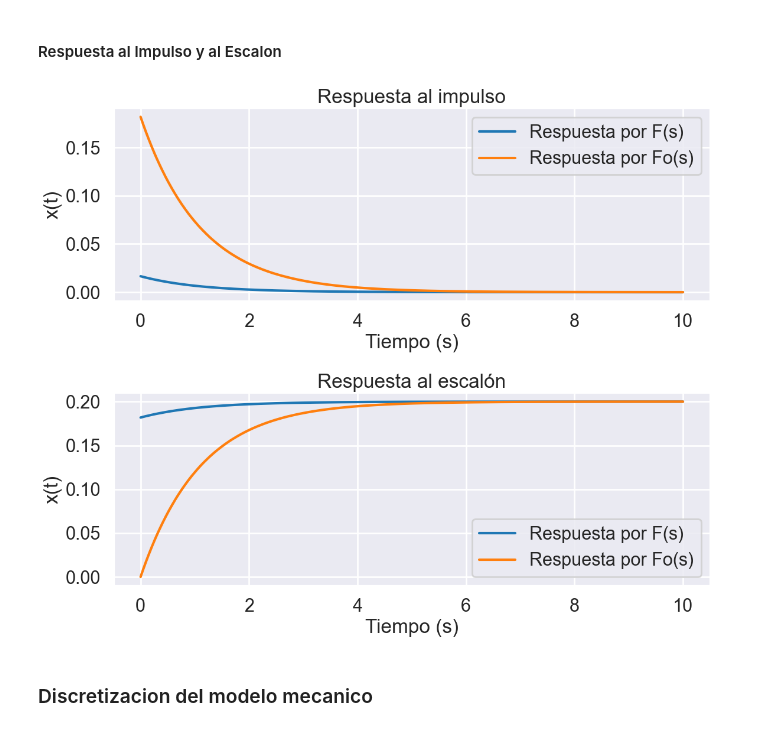
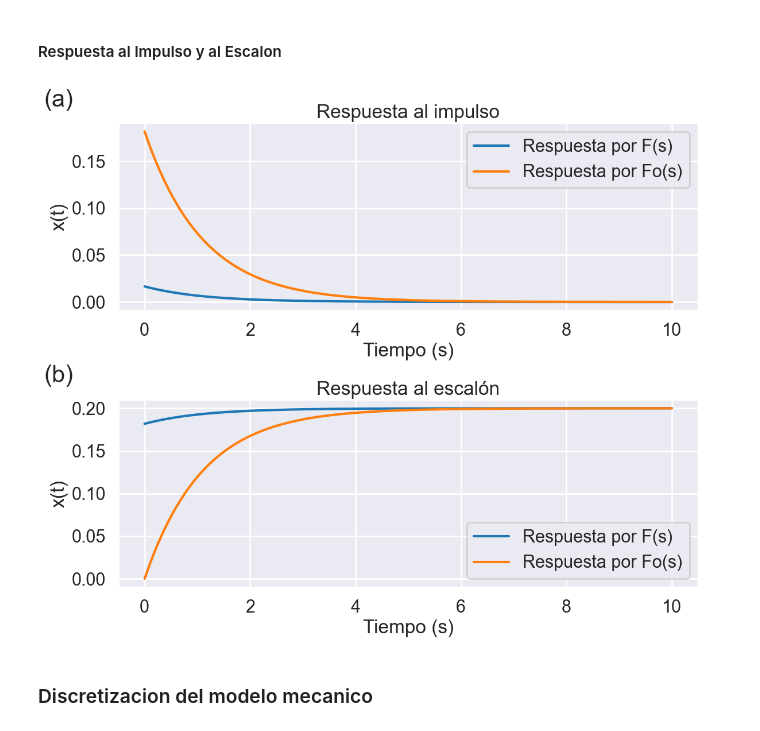
Before and after one commit to juandiego2205/Repository_lab_control, a Jupyter notebook: Code_Practica_1_sistemas_descritos.ipynb, the cells around one changed output. Cells and saved outputs as stored; diff of their text form; code cells hidden in the pictures.

```diff
--- a/Code_Practica_1_sistemas_descritos.ipynb
+++ b/Code_Practica_1_sistemas_descritos.ipynb
@@ -67,37 +67,42 @@ import seaborn as sns
 
 t = np.linspace(0, 10, 1000)
 
-# ===== ESTILO ===== (siempre antes de crear la figura)
+# ===== ESTILO =====
 sns.set_theme(context='poster', style='darkgrid', palette=['#1f77b4', '#ff7f0e'])
+
 # ===== SUBPLOTS =====
 fig, ax = plt.subplots(2, 1, figsize=(12, 10))
 
 # --- IMPULSO ---
 y1, t1 = impulse(G1, T=t)
 y2, t2 = impulse(G2, T=t)
 
 ax[0].plot(t1, y1, label="Respuesta por F(s)")
 ax[0].plot(t2, y2, label="Respuesta por Fo(s)")
 ax[0].set_title("Respuesta al impulso")
 ax[0].set_xlabel("Tiempo (s)")
 ax[0].set_ylabel("x(t)")
 ax[0].legend()
 
 # --- ESCALÓN ---
 y1, t1 = step(G1, T=t)
 y2, t2 = step(G2, T=t)
 
 ax[1].plot(t1, y1, label="Respuesta por F(s)")
 ax[1].plot(t2, y2, label="Respuesta por Fo(s)")
 ax[1].set_title("Respuesta al escalón")
 ax[1].set_xlabel("Tiempo (s)")
 ax[1].set_ylabel("x(t)")
 ax[1].legend()
 
+# etiquetas fuera del gráfico
+fig.text(0.02, 0.96, "(a)", fontsize=30)
+fig.text(0.02, 0.48, "(b)", fontsize=30)
+
 plt.tight_layout()
 plt.show()
 # %% [output]
-[figure, old version]
+[figure, new version]
 # %% [markdown]
 ### Discretizacion del modelo mecanico
 # %%
```
Also changed, not shown: parts of 11 cells of this notebook.
